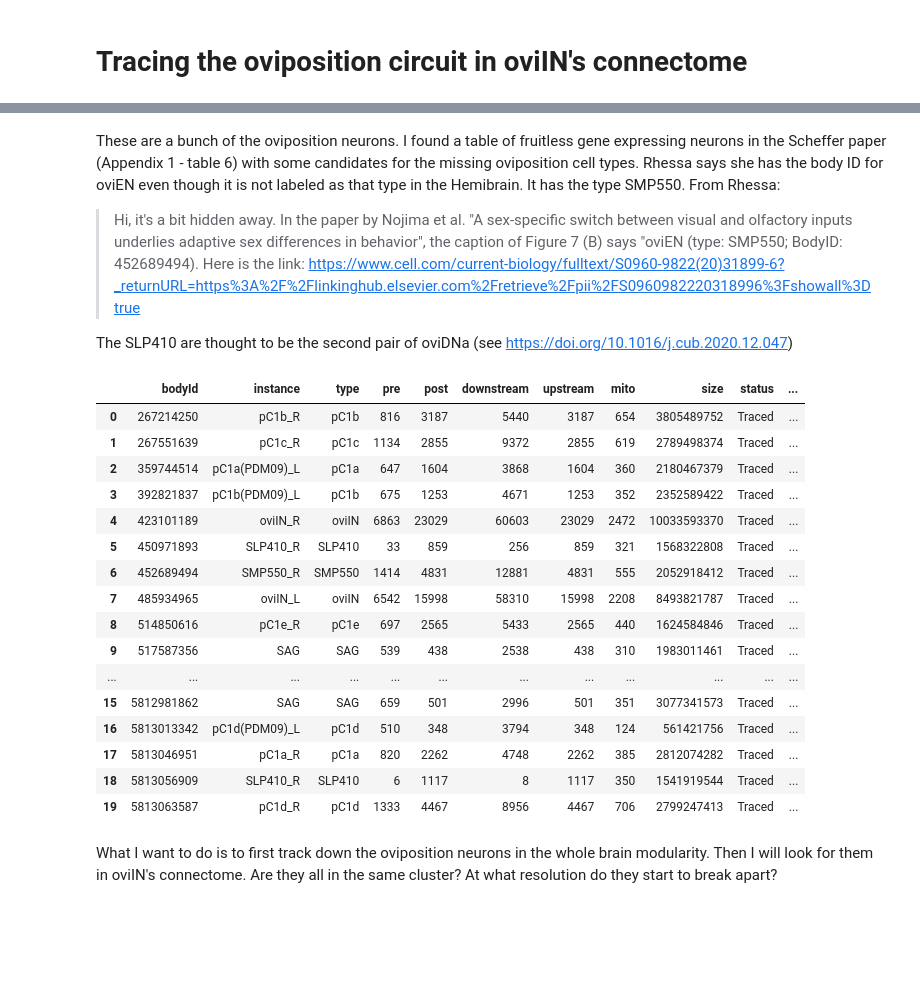
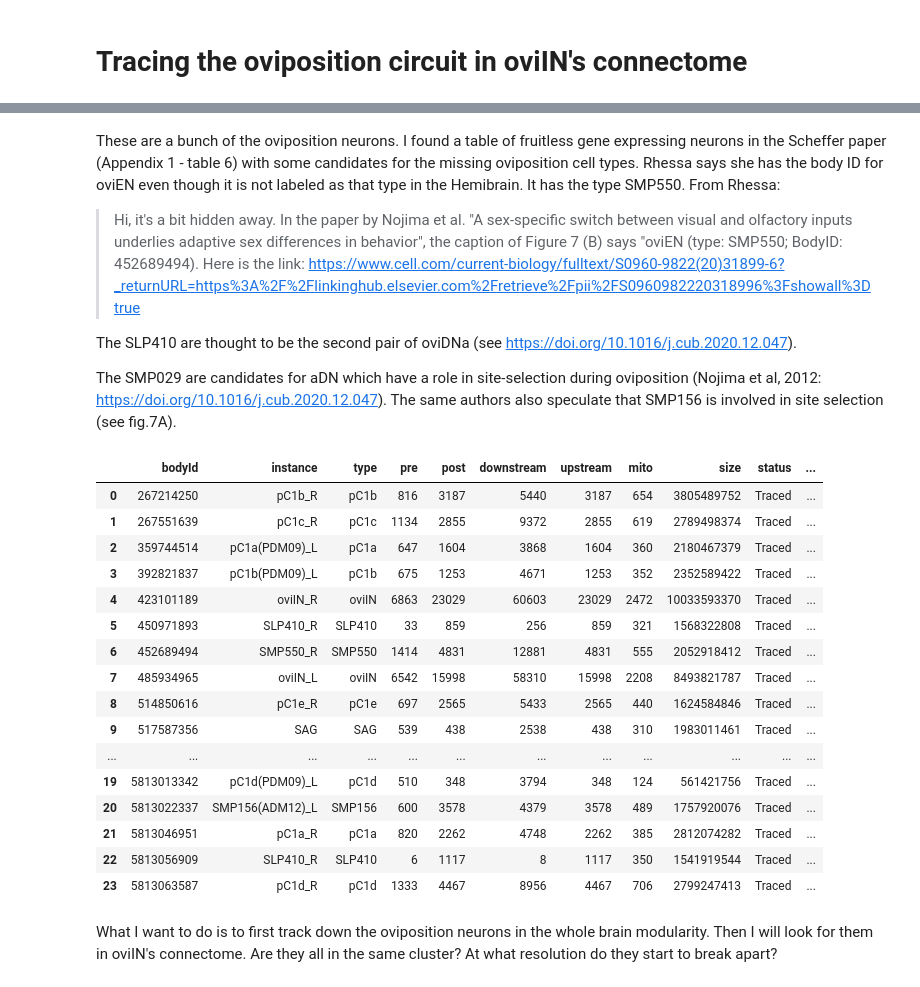
Before and after one commit to Gutierrez-lab/oviIN-analyses-gabrielle, a Jupyter notebook: oviposition_circuit.ipynb, the cells around one changed output, grey strips where cells are left out. Saved outputs shown, nothing was run; the diff lists cells and outputs as text; code cells hidden in the pictures; blank space fills up the shorter version.

```diff
--- a/oviposition_circuit.ipynb
+++ b/oviposition_circuit.ipynb
@@ -30,32 +30,34 @@ oviINl_bodyID = 485934965
 These are a bunch of the oviposition neurons. I found a table of fruitless gene expressing neurons in the Scheffer paper (Appendix 1 - table 6) with some candidates for the missing oviposition cell types. Rhessa says she has the body ID for oviEN even though it is not labeled as that type in the Hemibrain. It has the type SMP550. From Rhessa:
 > Hi, it's a bit hidden away. In the paper by Nojima et al. "A sex-specific switch between visual and olfactory inputs underlies adaptive sex differences in behavior", the caption of Figure 7 (B) says "oviEN (type: SMP550; BodyID: 452689494). Here is the link: https://www.cell.com/current-biology/fulltext/S0960-9822(20)31899-6?_returnURL=https%3A%2F%2Flinkinghub.elsevier.com%2Fretrieve%2Fpii%2FS0960982220318996%3Fshowall%3Dtrue
 
-The SLP410 are thought to be the second pair of oviDNa (see https://doi.org/10.1016/j.cub.2020.12.047)
+The SLP410 are thought to be the second pair of oviDNa (see https://doi.org/10.1016/j.cub.2020.12.047).
+
+The SMP029 are candidates for aDN which have a role in site-selection during oviposition (Nojima et al, 2012: https://doi.org/10.1016/j.cub.2020.12.047). The same authors also speculate that SMP156 is involved in site selection (see fig.7A).
 # %%
 from neuprint import fetch_neurons
 from neuprint import NeuronCriteria as NC
 
 # all the known oviposition neurons
-ovipos_df, roi_counts_df = fetch_neurons(NC(type=['ovi.*','pC1.*','SAG','SMP550','SLP410']))
+ovipos_df, roi_counts_df = fetch_neurons(NC(type=['ovi.*','pC1.*','SAG','SMP550','SLP410','SMP029','SMP156']))
 ovipos_df
 # %% [output]
 |  | bodyId | instance | type | pre | post | downstream | upstream | mito | size | status | ... |
 | 0 | 267214250 | pC1b_R | pC1b | 816 | 3187 | 5440 | 3187 | 654 | 3805489752 | Traced | ... |
 | 1 | 267551639 | pC1c_R | pC1c | 1134 | 2855 | 9372 | 2855 | 619 | 2789498374 | Traced | ... |
 | 2 | 359744514 | pC1a(PDM09)_L | pC1a | 647 | 1604 | 3868 | 1604 | 360 | 2180467379 | Traced | ... |
 | 3 | 392821837 | pC1b(PDM09)_L | pC1b | 675 | 1253 | 4671 | 1253 | 352 | 2352589422 | Traced | ... |
 | 4 | 423101189 | oviIN_R | oviIN | 6863 | 23029 | 60603 | 23029 | 2472 | 10033593370 | Traced | ... |
 | 5 | 450971893 | SLP410_R | SLP410 | 33 | 859 | 256 | 859 | 321 | 1568322808 | Traced | ... |
 | 6 | 452689494 | SMP550_R | SMP550 | 1414 | 4831 | 12881 | 4831 | 555 | 2052918412 | Traced | ... |
 | 7 | 485934965 | oviIN_L | oviIN | 6542 | 15998 | 58310 | 15998 | 2208 | 8493821787 | Traced | ... |
 | 8 | 514850616 | pC1e_R | pC1e | 697 | 2565 | 5433 | 2565 | 440 | 1624584846 | Traced | ... |
 | 9 | 517587356 | SAG | SAG | 539 | 438 | 2538 | 438 | 310 | 1983011461 | Traced | ... |
 | ... | ... | ... | ... | ... | ... | ... | ... | ... | ... | ... | ... |
-| 15 | 5812981862 | SAG | SAG | 659 | 501 | 2996 | 501 | 351 | 3077341573 | Traced | ... |
-| 16 | 5813013342 | pC1d(PDM09)_L | pC1d | 510 | 348 | 3794 | 348 | 124 | 561421756 | Traced | ... |
-| 17 | 5813046951 | pC1a_R | pC1a | 820 | 2262 | 4748 | 2262 | 385 | 2812074282 | Traced | ... |
-| 18 | 5813056909 | SLP410_R | SLP410 | 6 | 1117 | 8 | 1117 | 350 | 1541919544 | Traced | ... |
-| 19 | 5813063587 | pC1d_R | pC1d | 1333 | 4467 | 8956 | 4467 | 706 | 2799247413 | Traced | ... |
+| 19 | 5813013342 | pC1d(PDM09)_L | pC1d | 510 | 348 | 3794 | 348 | 124 | 561421756 | Traced | ... |
+| 20 | 5813022337 | SMP156(ADM12)_L | SMP156 | 600 | 3578 | 4379 | 3578 | 489 | 1757920076 | Traced | ... |
+| 21 | 5813046951 | pC1a_R | pC1a | 820 | 2262 | 4748 | 2262 | 385 | 2812074282 | Traced | ... |
+| 22 | 5813056909 | SLP410_R | SLP410 | 6 | 1117 | 8 | 1117 | 350 | 1541919544 | Traced | ... |
+| 23 | 5813063587 | pC1d_R | pC1d | 1333 | 4467 | 8956 | 4467 | 706 | 2799247413 | Traced | ... |
 # %% [markdown]
 What I want to do is to first track down the oviposition neurons in the whole brain modularity. Then I will look for them in oviIN's connectome. Are they all in the same cluster? At what resolution do they start to break apart?
 # %%
```
Also changed, not shown: parts of 5 cells of this notebook, 2 other files.
